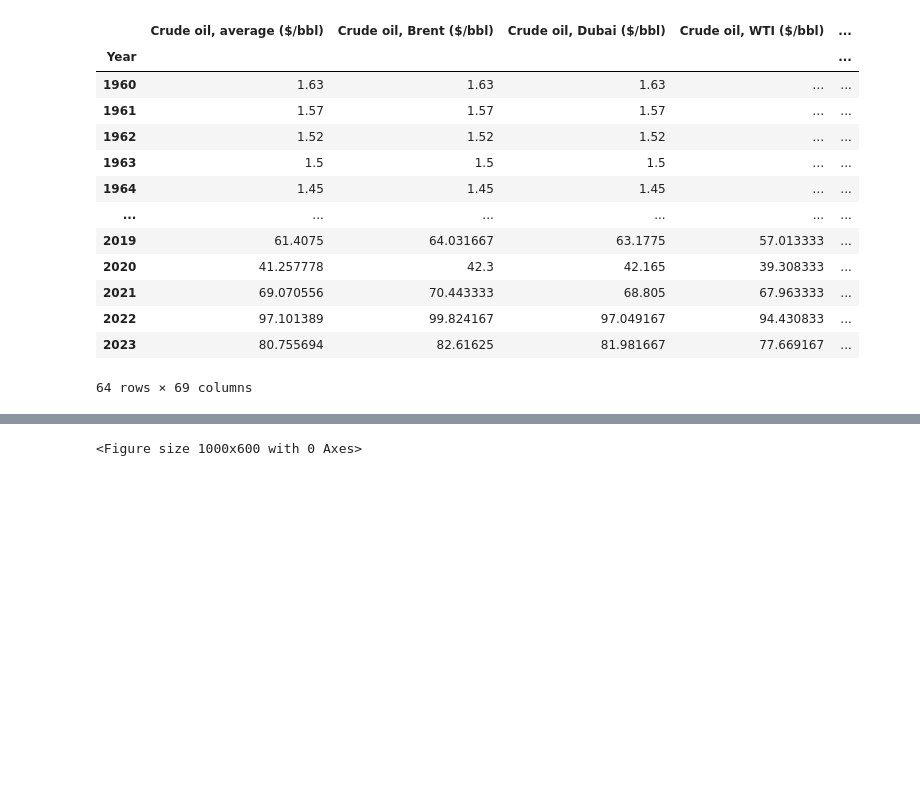
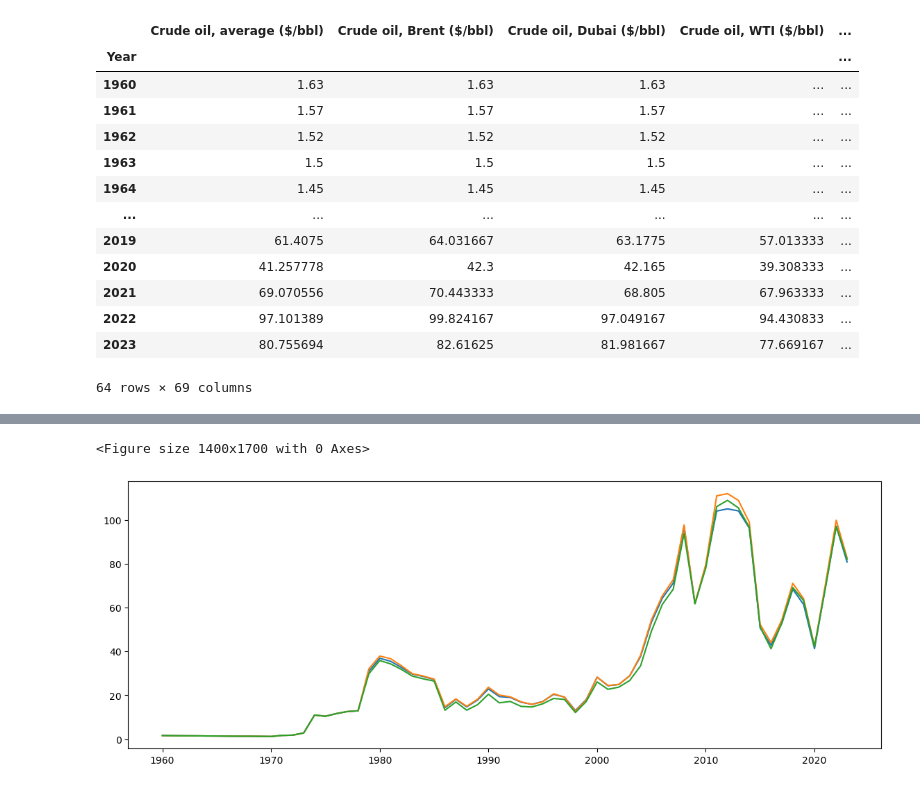
Before and after one commit to blitzkerby/valve, a Jupyter notebook: DRAGON LADY.ipynb, the cells around one changed output, grey strips where cells are left out. Saved outputs shown, nothing was run; the diff lists cells and outputs as text; code cells hidden in the pictures; blank space fills up the shorter version.

```diff
--- a/DRAGON LADY.ipynb
+++ b/DRAGON LADY.ipynb
@@ -161,8 +186,20 @@ Name: Crude oil, average ($/bbl), Length: 64, dtype: object
 # %%
 import matplotlib.pyplot as plt
 
-plt.figure(figsize=(10,6))
+plt.figure(figsize=(14,17))
+
+# creating figure (1x1)
+fig , ax = plt.subplots(figsize=(14,5))
+
+
+# plotting data
+ax.plot(df['Crude oil, average ($/bbl)'],   label="Crude Oil Average")
+ax.plot(df['Crude oil, Brent ($/bbl)']  ,   label="Crude oil Brent")
+ax.plot(df['Crude oil, Dubai ($/bbl)']  ,   label="Crude oil Dubai")
+# ax.plot(df['Crude oil, WTI ($/bbl)']    ,   label="Crude oil WTI")
+
 
 plt.show()
 # %% [output]
-<Figure size 1000x600 with 0 Axes>
+<Figure size 1400x1700 with 0 Axes>
+[figure, added]
```
Also changed, not shown: parts of 3 cells of this notebook, 6 other files.
